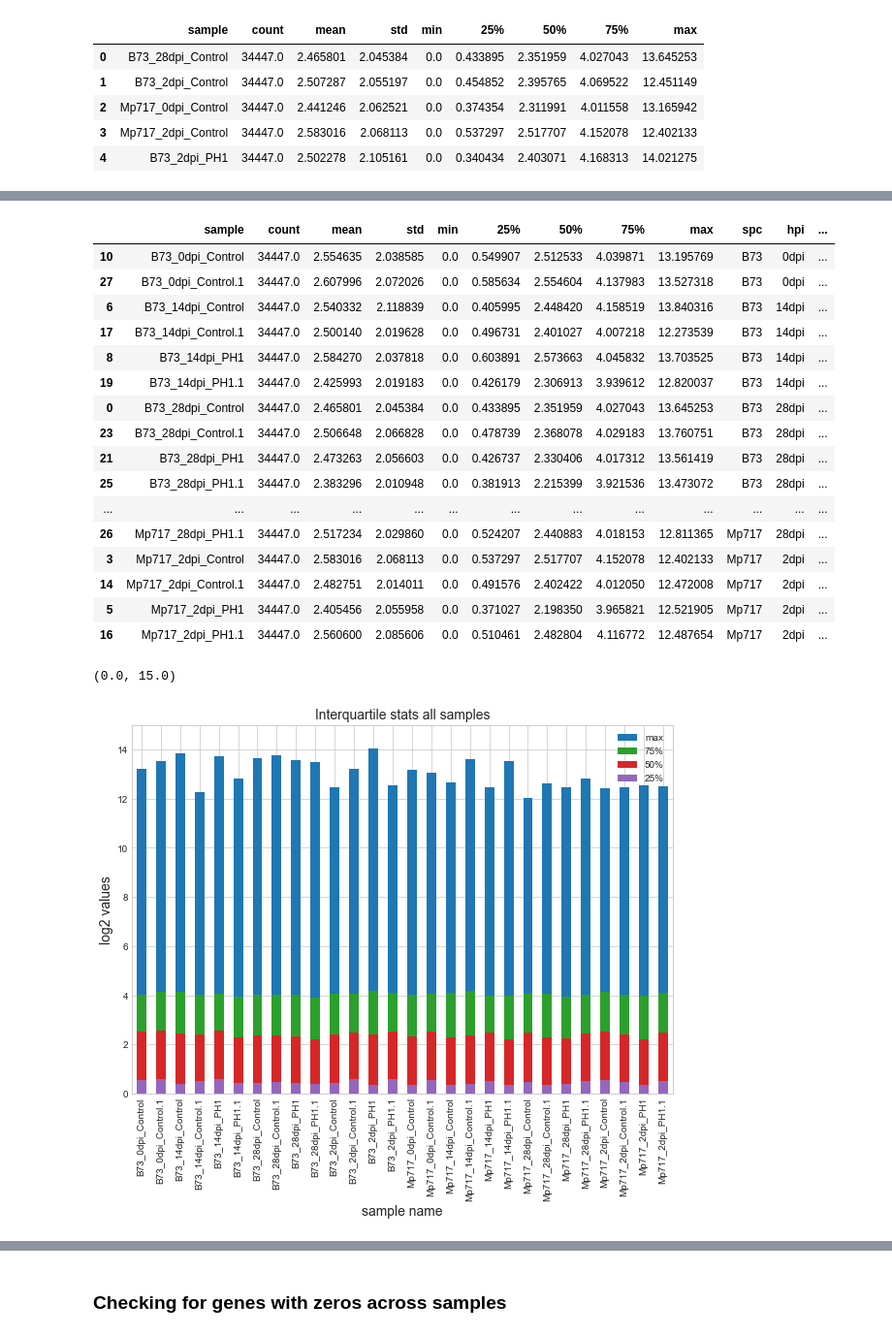
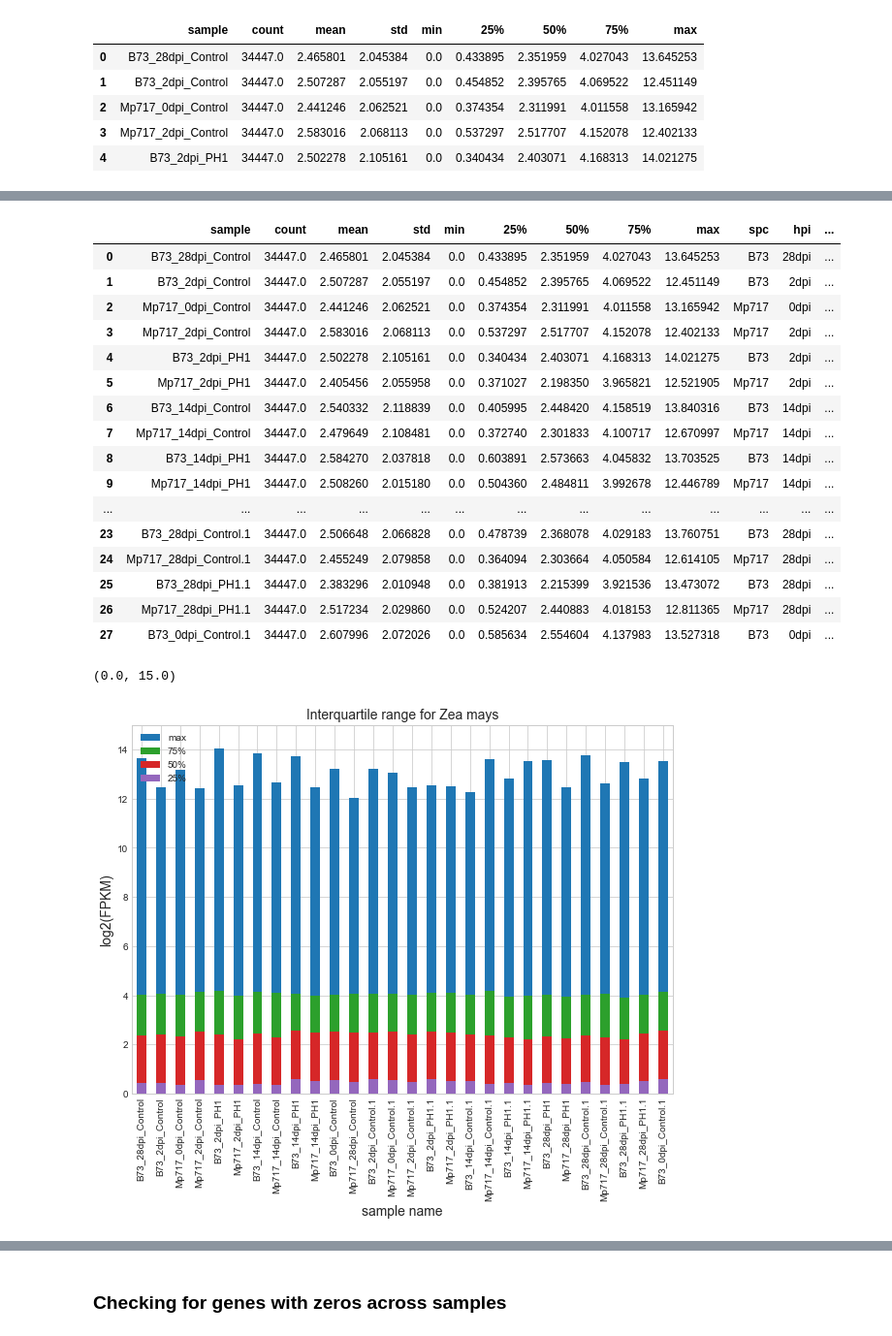
Before and after one commit to cyntsc/zeamay_B73_Mp717, a Jupyter notebook: matrix_preparation_stats.ipynb, the cells around one changed output, grey strips where cells are left out. Shown: that part at 97% size. Cells and saved outputs as stored; diff of their text form; code cells hidden in the pictures.

```diff
--- a/matrix_preparation_stats.ipynb
+++ b/matrix_preparation_stats.ipynb
@@ -35,6 +36,6 @@ Directory changed: /home/cyntsc/Proyectos/tesis-code/elsa_gongora
 # %%
-file = "Supplementary_File.csv"
-df1=pd.read_csv(file, header=1, sep=',') ##, nrows=100
+file = "ZeaMay_Marzo2021.txt"   # Ultima actualizacion proporcionada por la Dra. Elsa G (se renombraron genes con ID duplicado)
+df1=pd.read_csv(file, header=0, sep='\t') ##, nrows=100
 # %%
 df1.head(3)
 # %% [output]
@@ -161,7 +178,7 @@ df_plot.head(5)
 | 3 | Mp717_2dpi_Control | 34447.0 | 2.583016 | 2.068113 | 0.0 | 0.537297 | 2.517707 | 4.152078 | 12.402133 |
 | 4 | B73_2dpi_PH1 | 34447.0 | 2.502278 | 2.105161 | 0.0 | 0.340434 | 2.403071 | 4.168313 | 14.021275 |
 # %%
-df_plot.sort_values(['sample'], ascending=[True], inplace=True)
-df_plot.head(5)
+# df_plot.sort_values(['sample'], ascending=[True], inplace=True)
+df_plot #.head(5)
 # %% [output]
 |  | sample | count | mean | std | min | 25% | 50% | 75% | max |
@@ -197,37 +225,37 @@ df_plot.sort_values(['spc','hpi'])
 df_plot.head(29)
 # %% [output]
 |  | sample | count | mean | std | min | 25% | 50% | 75% | max | spc | hpi | ... |
-| 10 | B73_0dpi_Control | 34447.0 | 2.554635 | 2.038585 | 0.0 | 0.549907 | 2.512533 | 4.039871 | 13.195769 | B73 | 0dpi | ... |
+| 0 | B73_28dpi_Control | 34447.0 | 2.465801 | 2.045384 | 0.0 | 0.433895 | 2.351959 | 4.027043 | 13.645253 | B73 | 28dpi | ... |
+| 1 | B73_2dpi_Control | 34447.0 | 2.507287 | 2.055197 | 0.0 | 0.454852 | 2.395765 | 4.069522 | 12.451149 | B73 | 2dpi | ... |
+| 2 | Mp717_0dpi_Control | 34447.0 | 2.441246 | 2.062521 | 0.0 | 0.374354 | 2.311991 | 4.011558 | 13.165942 | Mp717 | 0dpi | ... |
+| 3 | Mp717_2dpi_Control | 34447.0 | 2.583016 | 2.068113 | 0.0 | 0.537297 | 2.517707 | 4.152078 | 12.402133 | Mp717 | 2dpi | ... |
+| 4 | B73_2dpi_PH1 | 34447.0 | 2.502278 | 2.105161 | 0.0 | 0.340434 | 2.403071 | 4.168313 | 14.021275 | B73 | 2dpi | ... |
+| 5 | Mp717_2dpi_PH1 | 34447.0 | 2.405456 | 2.055958 | 0.0 | 0.371027 | 2.198350 | 3.965821 | 12.521905 | Mp717 | 2dpi | ... |
+| 6 | B73_14dpi_Control | 34447.0 | 2.540332 | 2.118839 | 0.0 | 0.405995 | 2.448420 | 4.158519 | 13.840316 | B73 | 14dpi | ... |
+| 7 | Mp717_14dpi_Control | 34447.0 | 2.479649 | 2.108481 | 0.0 | 0.372740 | 2.301833 | 4.100717 | 12.670997 | Mp717 | 14dpi | ... |
+| 8 | B73_14dpi_PH1 | 34447.0 | 2.584270 | 2.037818 | 0.0 | 0.603891 | 2.573663 | 4.045832 | 13.703525 | B73 | 14dpi | ... |
+| 9 | Mp717_14dpi_PH1 | 34447.0 | 2.508260 | 2.015180 | 0.0 | 0.504360 | 2.484811 | 3.992678 | 12.446789 | Mp717 | 14dpi | ... |
+| ... | ... | ... | ... | ... | ... | ... | ... | ... | ... | ... | ... | ... |
+| 23 | B73_28dpi_Control.1 | 34447.0 | 2.506648 | 2.066828 | 0.0 | 0.478739 | 2.368078 | 4.029183 | 13.760751 | B73 | 28dpi | ... |
+| 24 | Mp717_28dpi_Control.1 | 34447.0 | 2.455249 | 2.079858 | 0.0 | 0.364094 | 2.303664 | 4.050584 | 12.614105 | Mp717 | 28dpi | ... |
+| 25 | B73_28dpi_PH1.1 | 34447.0 | 2.383296 | 2.010948 | 0.0 | 0.381913 | 2.215399 | 3.921536 | 13.473072 | B73 | 28dpi | ... |
+| 26 | Mp717_28dpi_PH1.1 | 34447.0 | 2.517234 | 2.029860 | 0.0 | 0.524207 | 2.440883 | 4.018153 | 12.811365 | Mp717 | 28dpi | ... |
 | 27 | B73_0dpi_Control.1 | 34447.0 | 2.607996 | 2.072026 | 0.0 | 0.585634 | 2.554604 | 4.137983 | 13.527318 | B73 | 0dpi | ... |
-| 6 | B73_14dpi_Control | 34447.0 | 2.540332 | 2.118839 | 0.0 | 0.405995 | 2.448420 | 4.158519 | 13.840316 | B73 | 14dpi | ... |
-| 17 | B73_14dpi_Control.1 | 34447.0 | 2.500140 | 2.019628 | 0.0 | 0.496731 | 2.401027 | 4.007218 | 12.273539 | B73 | 14dpi | ... |
-| 8 | B73_14dpi_PH1 | 34447.0 | 2.584270 | 2.037818 | 0.0 | 0.603891 | 2.573663 | 4.045832 | 13.703525 | B73 | 14dpi | ... |
-| 19 | B73_14dpi_PH1.1 | 34447.0 | 2.425993 | 2.019183 | 0.0 | 0.426179 | 2.306913 | 3.939612 | 12.820037 | B73 | 14dpi | ... |
-| 0 | B73_28dpi_Control | 34447.0 | 2.465801 | 2.045384 | 0.0 | 0.433895 | 2.351959 | 4.027043 | 13.645253 | B73 | 28dpi | ... |
-| 23 | B73_28dpi_Control.1 | 34447.0 | 2.506648 | 2.066828 | 0.0 | 0.478739 | 2.368078 | 4.029183 | 13.760751 | B73 | 28dpi | ... |
-| 21 | B73_28dpi_PH1 | 34447.0 | 2.473263 | 2.056603 | 0.0 | 0.426737 | 2.330406 | 4.017312 | 13.561419 | B73 | 28dpi | ... |
-| 25 | B73_28dpi_PH1.1 | 34447.0 | 2.383296 | 2.010948 | 0.0 | 0.381913 | 2.215399 | 3.921536 | 13.473072 | B73 | 28dpi | ... |
-| ... | ... | ... | ... | ... | ... | ... | ... | ... | ... | ... | ... | ... |
-| 26 | Mp717_28dpi_PH1.1 | 34447.0 | 2.517234 | 2.029860 | 0.0 | 0.524207 | 2.440883 | 4.018153 | 12.811365 | Mp717 | 28dpi | ... |
-| 3 | Mp717_2dpi_Control | 34447.0 | 2.583016 | 2.068113 | 0.0 | 0.537297 | 2.517707 | 4.152078 | 12.402133 | Mp717 | 2dpi | ... |
-| 14 | Mp717_2dpi_Control.1 | 34447.0 | 2.482751 | 2.014011 | 0.0 | 0.491576 | 2.402422 | 4.012050 | 12.472008 | Mp717 | 2dpi | ... |
-| 5 | Mp717_2dpi_PH1 | 34447.0 | 2.405456 | 2.055958 | 0.0 | 0.371027 | 2.198350 | 3.965821 | 12.521905 | Mp717 | 2dpi | ... |
-| 16 | Mp717_2dpi_PH1.1 | 34447.0 | 2.560600 | 2.085606 | 0.0 | 0.510461 | 2.482804 | 4.116772 | 12.487654 | Mp717 | 2dpi | ... |
 # %%
 #df_plot.to_csv("results/basic_stats.csv")
 # %%
 ax = df_plot.plot(x="sample", y="max", kind="bar",figsize=(10,7))
 df_plot.plot(x="sample", y="75%", kind="bar", ax=ax, color="C2")
 df_plot.plot(x="sample", y="50%", kind="bar", ax=ax, color="C3")
 df_plot.plot(x="sample", y="25%", kind="bar", ax=ax, color="C4")
-plt.title('Interquartile stats all samples',fontsize=14);
+plt.title('Interquartile range for Zea mays',fontsize=14);
 plt.Axes
 plt.xlabel('sample name',fontsize=14);
-plt.ylabel('log2 values',fontsize=14);
+plt.ylabel('log2(FPKM)',fontsize=14);
 plt.ylim(0, 15)
 # %% [output]
 (0.0, 15.0)
-[figure, old version]
+[figure, new version]
 # %%
 ## gca stands for 'get current axis'
 ax = plt.gca()
```
Also changed, not shown: parts of 32 cells of this notebook, 8 other files.
